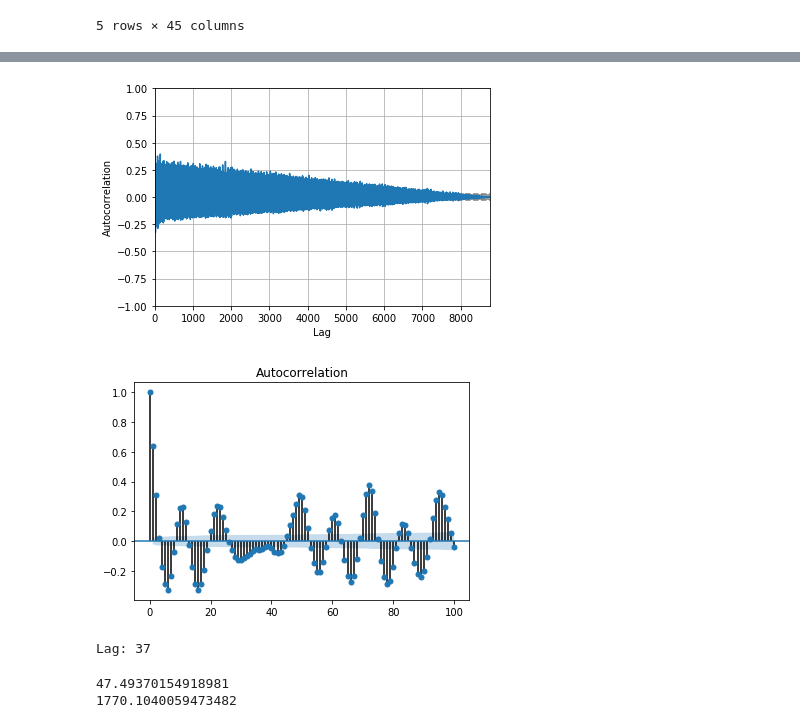
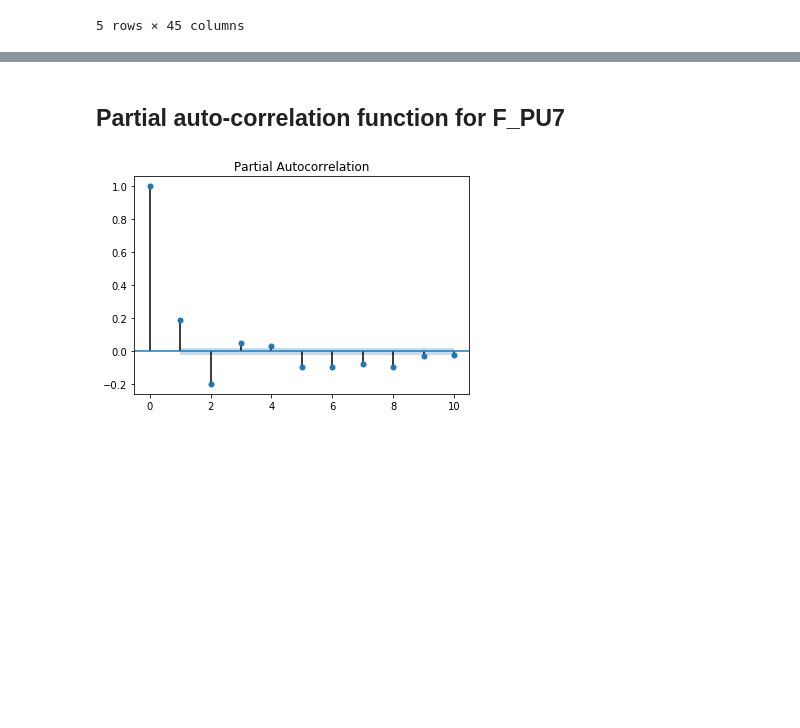
Before and after one commit to borismattijssen/cyber-data-analytics, a Jupyter notebook: assignment2/notebooks/DataExploration.ipynb, the cells around one changed output, grey strips where cells are left out. Cells and saved outputs as stored; diff of their text form; code cells hidden in the pictures; blank space fills up the shorter version.

```diff
--- a/assignment2/notebooks/DataExploration.ipynb
+++ b/assignment2/notebooks/DataExploration.ipynb
@@ -4,9 +6,8 @@ import pandas as pd
 import matplotlib.pyplot as plt
 from statsmodels.tsa.arima_model import ARMA
 
-df = pd.read_csv('../data/training_1.csv')
-df2 = pd.read_csv('../data/training_2.csv')
-df.head()
+train1 = pd.read_csv('../data/training_1.csv')
+train1.head()
 # %% [output]
 |  | DATETIME | L_T1 | L_T2 | L_T3 | L_T4 | L_T5 | L_T6 | L_T7 | F_PU1 | S_PU1 | ... | ... |
 | 0 | 06/01/14 00 | 0.509730 | 2.049003 | 3.191145 | 2.792634 | 2.656091 | 5.316831 | 1.562321 | 98.998444 | 1 | ... | ... |
@@ -98,44 +55,11 @@ plt.show()
-# %%
-%matplotlib inline
-from pandas.plotting import autocorrelation_plot
-
-signal = 'P_J302'
-
-autocorrelation_plot(df[signal])
-plt.show()
-# %% [output]
-[figure, removed]
+# %% [markdown]
+## Partial auto-correlation function for F_PU7
 # %%
 %matplotlib inline
-from statsmodels.graphics.tsaplots import plot_acf
+from statsmodels.graphics.tsaplots import plot_pacf
 
-plot_acf(df[signal], lags=100)
+plot_pacf(train1['F_PU7'], lags=10)
+plt.savefig('fpu7_pacf')
 plt.show()
 # %% [output]
-[figure, old version]
+[figure, new version]
-# %%
-from statsmodels.tsa.ar_model import AR
-
-# train autoregression
-model = AR(df[signal])
-model_fit = model.fit()
-print('Lag: %s' % model_fit.k_ar)
-# %% [output]
-Lag: 37
-# %%
-from sklearn.metrics import mean_squared_error
-
-model = ARMA(df['F_PU2'], order=(2,4))
-model_fit = model.fit()
-
-# print(list(df2))
-s = int(len(df['F_PU2'])/10)
-e = len(df['F_PU2'])-1
-print(mean_squared_error(df['F_PU2'][s-1:e], model_fit.predict(start=s, end=e)))
-
-s = len(df['F_PU2'])
-e = len(df['F_PU2']) + len(df2[' F_PU2']) - 1
-print(mean_squared_error(df2[' F_PU2'], model_fit.predict(start=s, end=e)))
-# %% [output]
-47.49370154918981
-1770.1040059473482
```
Also changed, not shown: parts of 9 cells of this notebook, 17 other files.
